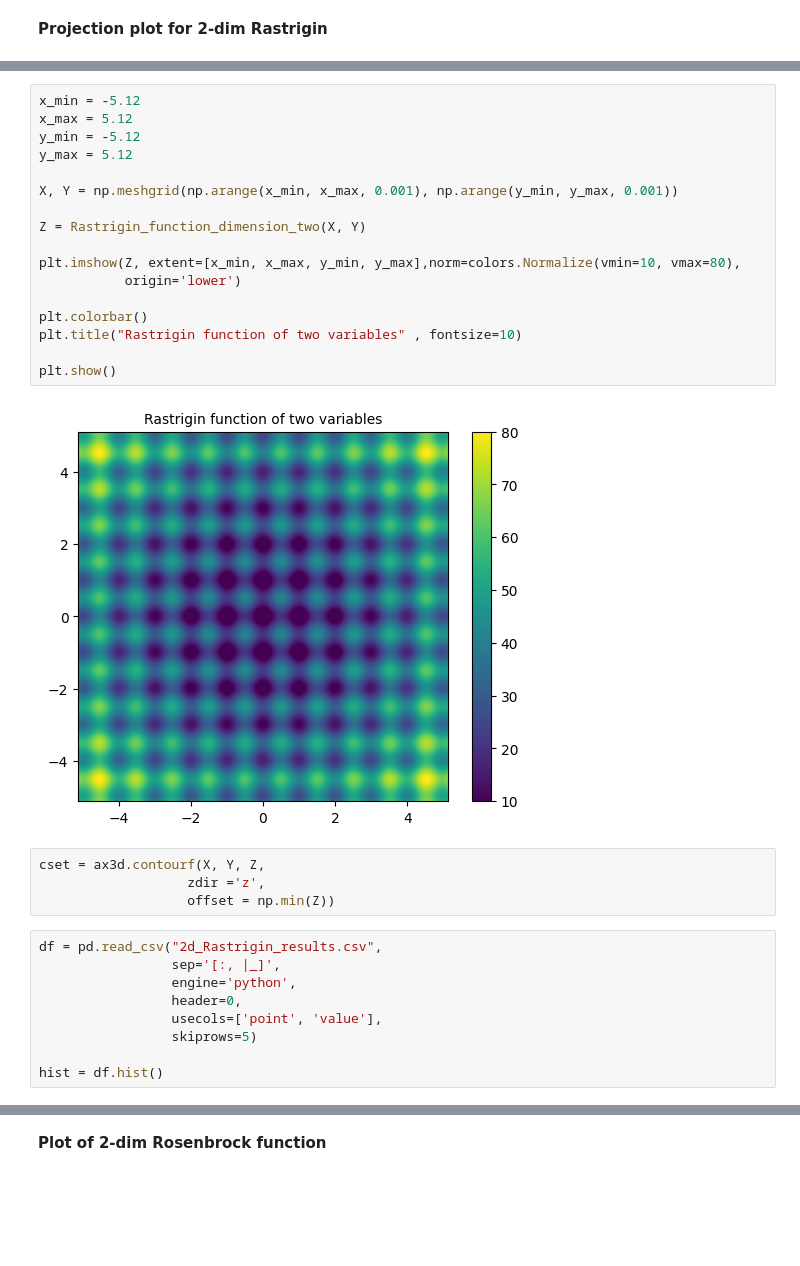
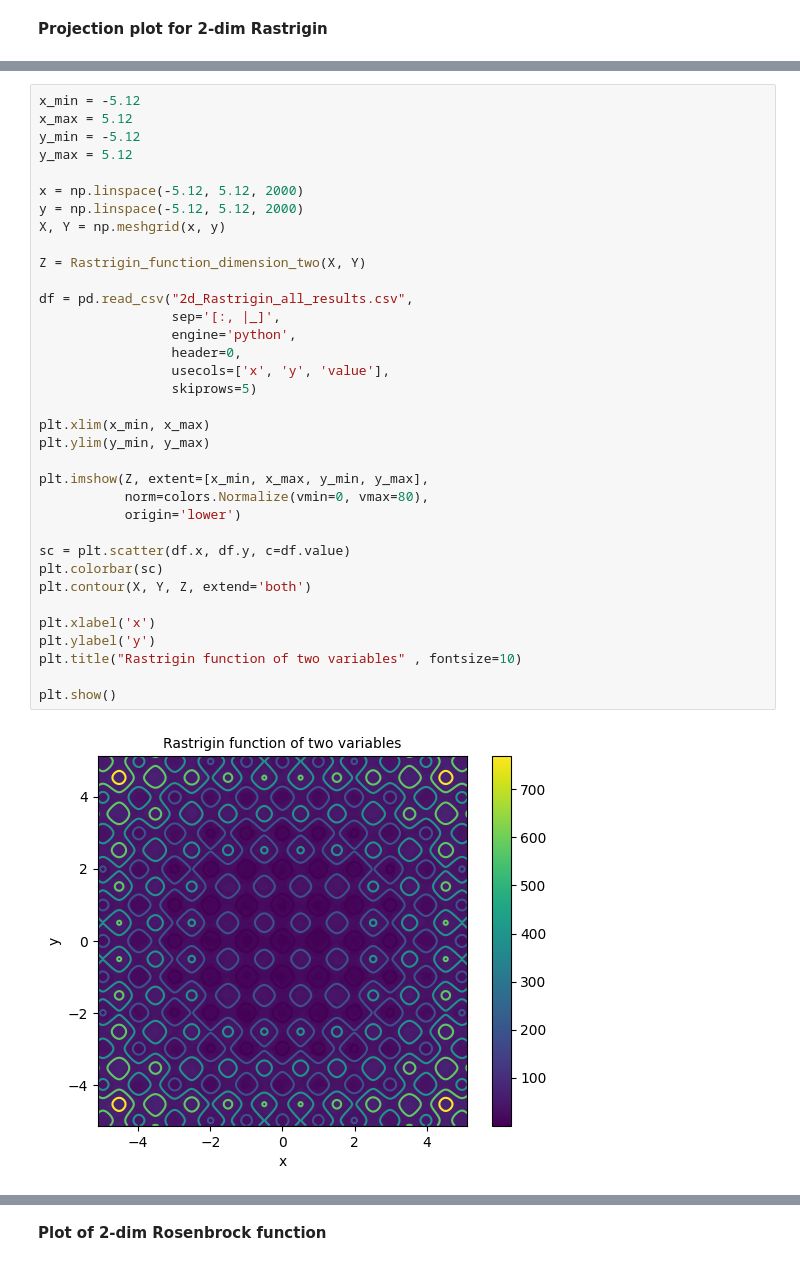
Before and after one commit to JiayeWei521/Landscape_Explorations, a Jupyter notebook: Test_functions.ipynb, the cells around one changed output, grey strips where cells are left out. Saved outputs shown, nothing was run; the diff lists cells and outputs as text; blank space fills up the shorter version.

Commit message:
Add contour and colorbar to the plot of projection Rastrigin

```diff
--- a/Test_functions.ipynb
+++ b/Test_functions.ipynb
@@ -62,32 +90,37 @@ plt.show()
 # %%
 x_min = -5.12
 x_max = 5.12
 y_min = -5.12
 y_max = 5.12
 
-X, Y = np.meshgrid(np.arange(x_min, x_max, 0.001), np.arange(y_min, y_max, 0.001))
+x = np.linspace(-5.12, 5.12, 2000)
+y = np.linspace(-5.12, 5.12, 2000)
+X, Y = np.meshgrid(x, y)
 
 Z = Rastrigin_function_dimension_two(X, Y)
 
-plt.imshow(Z, extent=[x_min, x_max, y_min, y_max],norm=colors.Normalize(vmin=10, vmax=80),
+df = pd.read_csv("2d_Rastrigin_all_results.csv",
+                 sep='[:, |_]',
+                 engine='python',
+                 header=0,
+                 usecols=['x', 'y', 'value'],
+                 skiprows=5)
+
+plt.xlim(x_min, x_max)
+plt.ylim(y_min, y_max)
+
+plt.imshow(Z, extent=[x_min, x_max, y_min, y_max],
+           norm=colors.Normalize(vmin=0, vmax=80),
            origin='lower')
 
-plt.colorbar()
+sc = plt.scatter(df.x, df.y, c=df.value)
+plt.colorbar(sc)
+plt.contour(X, Y, Z, extend='both')
+
+plt.xlabel('x')
+plt.ylabel('y')
 plt.title("Rastrigin function of two variables" , fontsize=10)
 
 plt.show()
 # %% [output]
-[figure, old version]
+[figure, new version]
-# %%
-cset = ax3d.contourf(X, Y, Z,
-                   zdir ='z',
-                   offset = np.min(Z))
-# %%
-df = pd.read_csv("2d_Rastrigin_results.csv",
-                 sep='[:, |_]',
-                 engine='python',
-                 header=0,
-                 usecols=['point', 'value'],
-                 skiprows=5)
-
-hist = df.hist()
```
Also changed, not shown: parts of 6 cells of this notebook, 4 other files.
